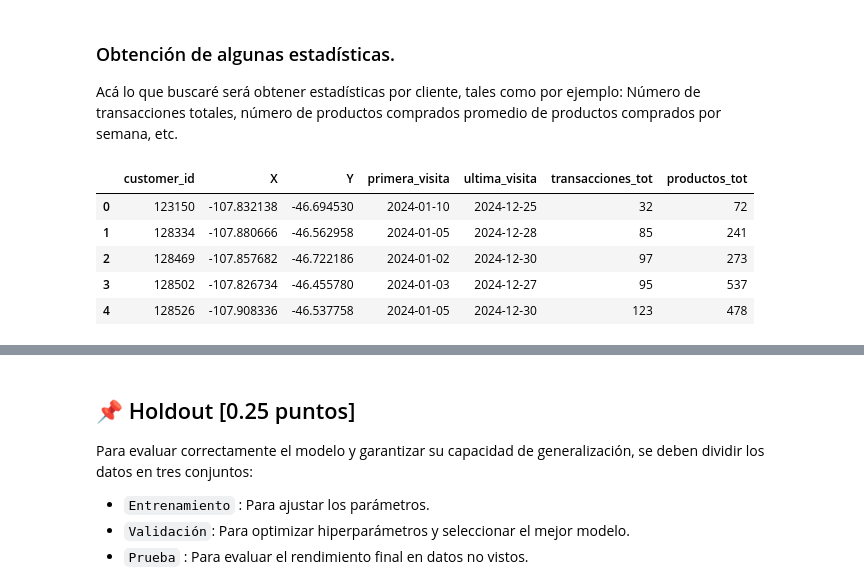
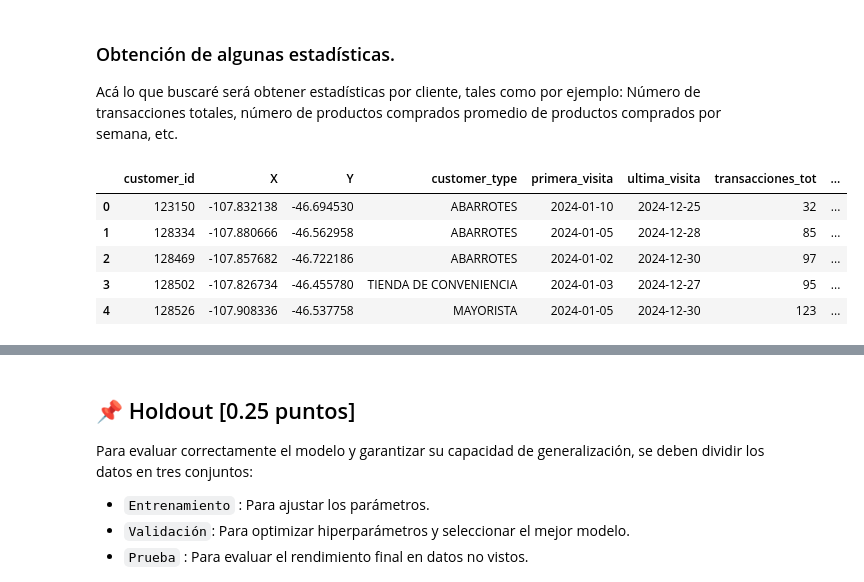
Before and after one commit to Tamaracarrasco/TamoJosha-Lab-de-Prog-MDS-Prim2025, a Jupyter notebook: Proyecto/enunciado_entrega1.ipynb, the cells around one changed output, grey strips where cells are left out. Drawn from its saved outputs; the diff is of its cells as text; code cells hidden in the pictures.

```diff
--- a/Proyecto/enunciado_entrega1.ipynb
+++ b/Proyecto/enunciado_entrega1.ipynb
@@ -828,25 +948,26 @@ promedio de productos comprados por semana, etc.
 # %%
 # hago una copia porque me da cosa trabajar sobre el dataframe
 
 copia = df.copy()
 
 copia = copia.sort_values(["customer_id", "purchase_date"]).reset_index()
 
 # dataframe visitas: contiene info por cliente sobre la primera visita, última visita, número de transacciones (únicas) y número de
 # productos comprados por cada cliente
 
-visitas = copia.groupby(["customer_id", "X", "Y"], observed=True).agg(primera_visita=("purchase_date","min"), ultima_visita=("purchase_date","max"),
+visitas = copia.groupby(["customer_id", "X", "Y", "customer_type"], observed=True).agg(primera_visita=("purchase_date","min"),
+                                                       ultima_visita=("purchase_date","max"),
                                                         transacciones_tot=("order_id", "nunique"),
                                                         productos_tot =("product_id", "count")
                                                    ).reset_index()
 
 visitas.head(5)
 # %% [output]
-|  | customer_id | X | Y | primera_visita | ultima_visita | transacciones_tot | productos_tot |
-| 0 | 123150 | -107.832138 | -46.694530 | 2024-01-10 | 2024-12-25 | 32 | 72 |
-| 1 | 128334 | -107.880666 | -46.562958 | 2024-01-05 | 2024-12-28 | 85 | 241 |
-| 2 | 128469 | -107.857682 | -46.722186 | 2024-01-02 | 2024-12-30 | 97 | 273 |
-| 3 | 128502 | -107.826734 | -46.455780 | 2024-01-03 | 2024-12-27 | 95 | 537 |
-| 4 | 128526 | -107.908336 | -46.537758 | 2024-01-05 | 2024-12-30 | 123 | 478 |
+|  | customer_id | X | Y | customer_type | primera_visita | ultima_visita | transacciones_tot | ... |
+| 0 | 123150 | -107.832138 | -46.694530 | ABARROTES | 2024-01-10 | 2024-12-25 | 32 | ... |
+| 1 | 128334 | -107.880666 | -46.562958 | ABARROTES | 2024-01-05 | 2024-12-28 | 85 | ... |
+| 2 | 128469 | -107.857682 | -46.722186 | ABARROTES | 2024-01-02 | 2024-12-30 | 97 | ... |
+| 3 | 128502 | -107.826734 | -46.455780 | TIENDA DE CONVENIENCIA | 2024-01-03 | 2024-12-27 | 95 | ... |
+| 4 | 128526 | -107.908336 | -46.537758 | MAYORISTA | 2024-01-05 | 2024-12-30 | 123 | ... |
 # %%
 # Estadisticas por cliente
```
Also changed, not shown: parts of 30 cells of this notebook.
